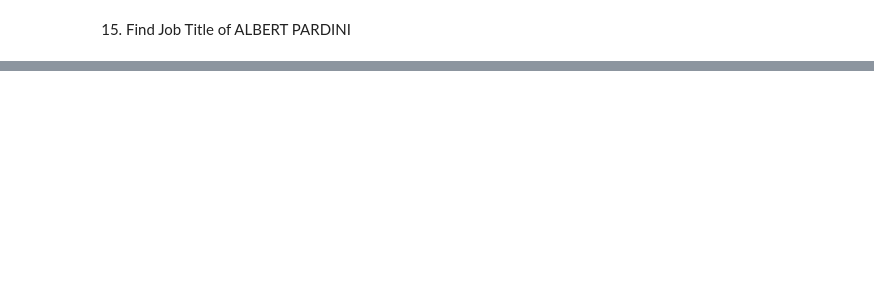
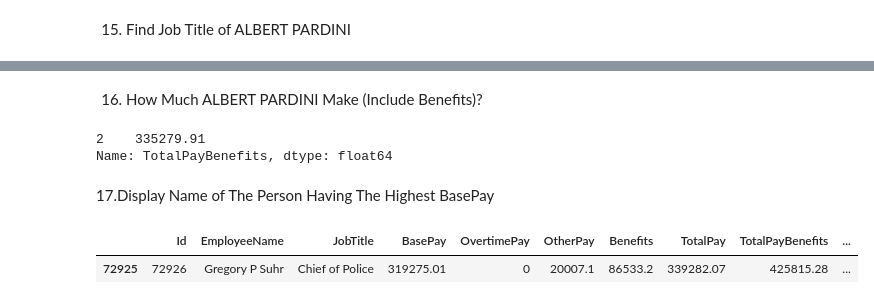
Before and after one commit to achmegantara/employeee-salary-analysis, a Jupyter notebook: salaries.ipynb, the cells around one changed output, grey strips where cells are left out. Saved outputs shown, nothing was run; the diff lists cells and outputs as text; code cells hidden in the pictures; blank space fills up the shorter version.

```diff
--- a/salaries.ipynb
+++ b/salaries.ipynb
@@ -318,0 +319,14 @@ df[df['EmployeeName']=='ALBERT PARDINI']
+# %% [markdown]
+16. How Much ALBERT PARDINI Make (Include Benefits)?
+# %%
+df[df['EmployeeName']=='ALBERT PARDINI']['TotalPayBenefits']
+# %% [output]
+2    335279.91
+Name: TotalPayBenefits, dtype: float64
+# %% [markdown]
+17.Display Name of The Person Having The Highest BasePay
+# %%
+df_pay[df_pay['BasePay'].max() == df_pay['BasePay']]
+# %% [output]
+|  | Id | EmployeeName | JobTitle | BasePay | OvertimePay | OtherPay | Benefits | TotalPay | TotalPayBenefits | ... |
+| 72925 | 72926 | Gregory P Suhr | Chief of Police | 319275.01 | 0 | 20007.1 | 86533.2 | 339282.07 | 425815.28 | ... |
```
Also changed, not shown: parts of 1 cell of this notebook.
